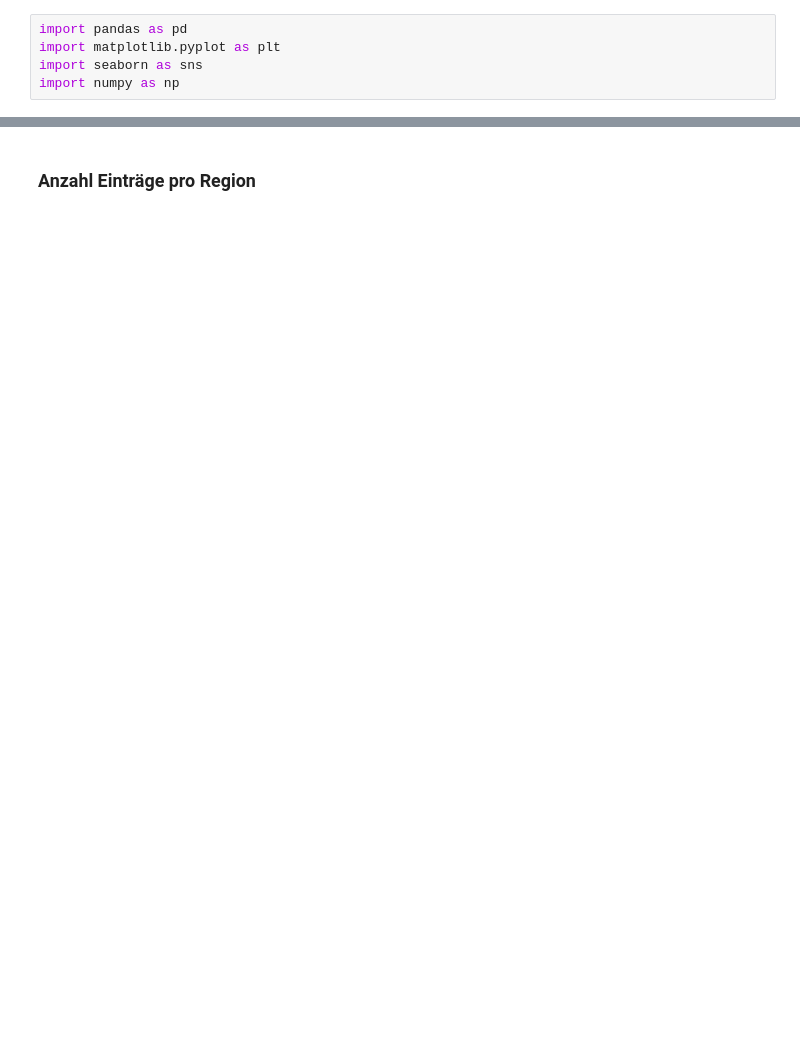
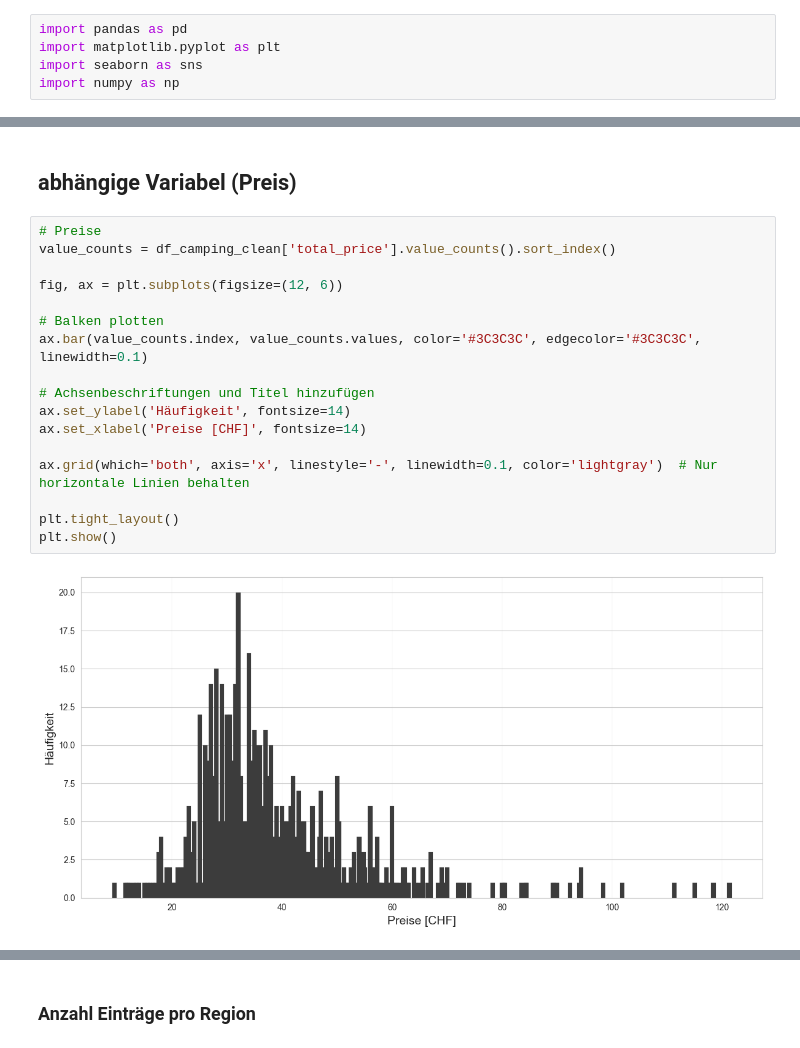
Before and after one commit to lydia-sa/Masterarbeit_Camping, a Jupyter notebook: datenvisualisierungen.ipynb, the cells around one changed output, grey strips where cells are left out. Saved outputs shown, nothing was run; the diff lists cells and outputs as text; blank space fills up the shorter version.

```diff
--- a/datenvisualisierungen.ipynb
+++ b/datenvisualisierungen.ipynb
@@ -13,0 +28,21 @@ df_camping_all
+# %% [markdown]
+## abhängige Variabel (Preis)
+# %%
+# Preise
+value_counts = df_camping_clean['total_price'].value_counts().sort_index()
+
+fig, ax = plt.subplots(figsize=(12, 6))
+
+# Balken plotten
+ax.bar(value_counts.index, value_counts.values, color='#3C3C3C', edgecolor='#3C3C3C', linewidth=0.1)
+
+# Achsenbeschriftungen und Titel hinzufügen
+ax.set_ylabel('Häufigkeit', fontsize=14)
+ax.set_xlabel('Preise [CHF]', fontsize=14)
+
+ax.grid(which='both', axis='x', linestyle='-', linewidth=0.1, color='lightgray')  # Nur horizontale Linien behalten
+
+plt.tight_layout()
+plt.show()
+# %% [output]
+[figure, added]
```
Also changed, not shown: parts of 43 cells of this notebook, 5 other files.
